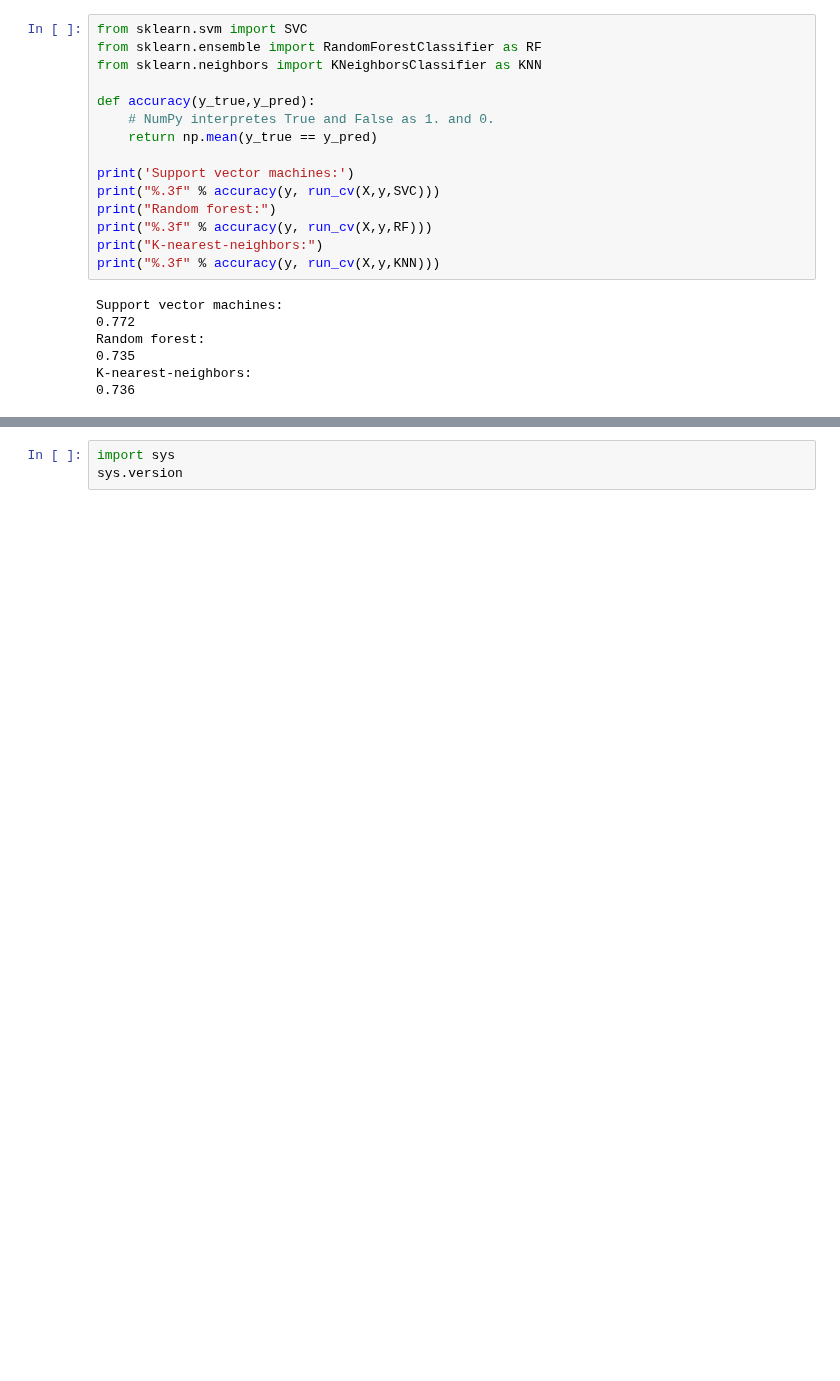
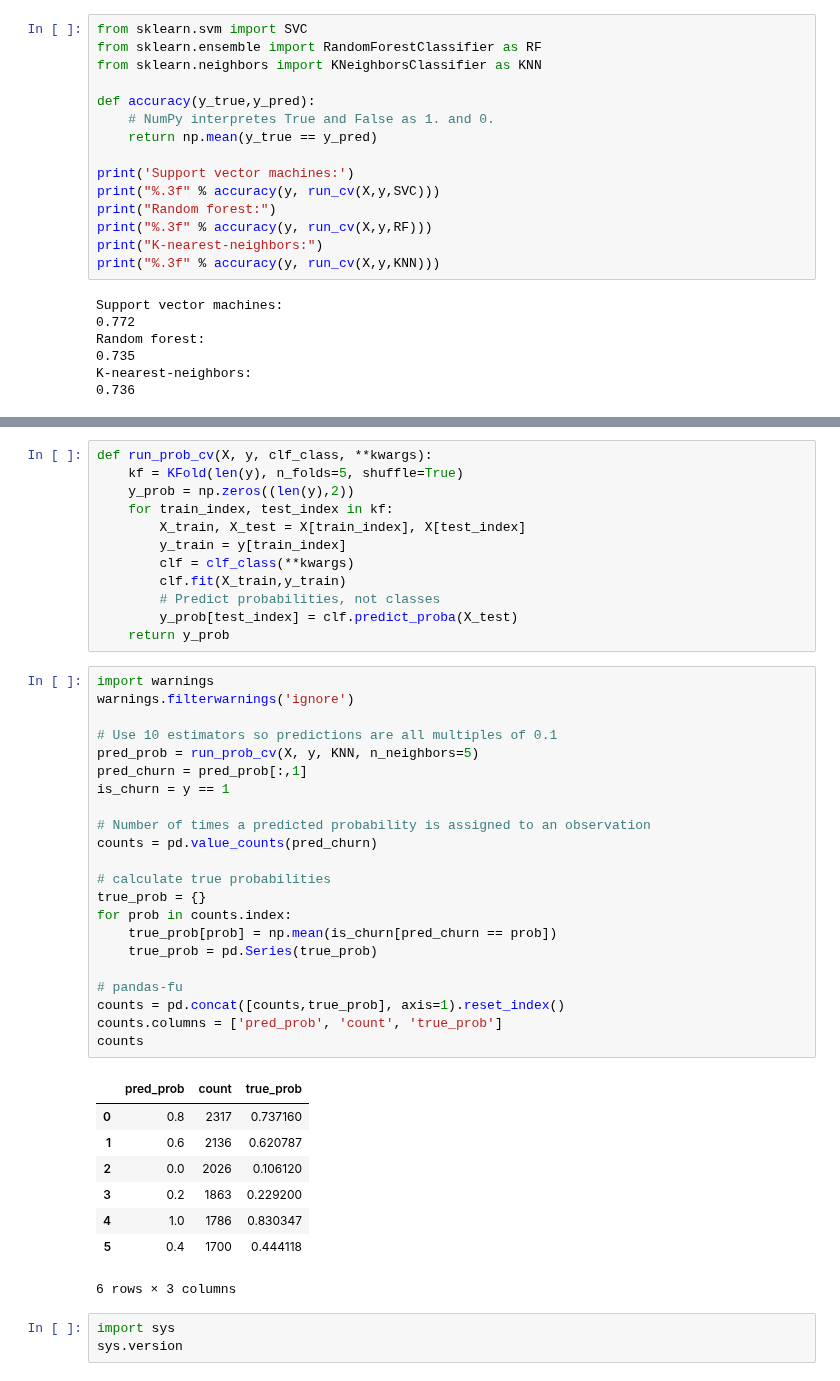
Before and after one commit to 5x5x5x5/kin, a Jupyter notebook: ShuffleandSplit.ipynb, the cells around one changed output, grey strips where cells are left out. Saved outputs shown, nothing was run; the diff lists cells and outputs as text; blank space fills up the shorter version.

```diff
--- a/ShuffleandSplit.ipynb
+++ b/ShuffleandSplit.ipynb
@@ -202,3 +225,46 @@ K-nearest-neighbors:
+# %%
+def run_prob_cv(X, y, clf_class, **kwargs):
+    kf = KFold(len(y), n_folds=5, shuffle=True)
+    y_prob = np.zeros((len(y),2))
+    for train_index, test_index in kf:
+        X_train, X_test = X[train_index], X[test_index]
+        y_train = y[train_index]
+        clf = clf_class(**kwargs)
+        clf.fit(X_train,y_train)
+        # Predict probabilities, not classes
+        y_prob[test_index] = clf.predict_proba(X_test)
+    return y_prob
+# %%
+import warnings
+warnings.filterwarnings('ignore')
+
+# Use 10 estimators so predictions are all multiples of 0.1
+pred_prob = run_prob_cv(X, y, KNN, n_neighbors=5)
+pred_churn = pred_prob[:,1]
+is_churn = y == 1
+
+# Number of times a predicted probability is assigned to an observation
+counts = pd.value_counts(pred_churn)
+
+# calculate true probabilities
+true_prob = {}
+for prob in counts.index:
+    true_prob[prob] = np.mean(is_churn[pred_churn == prob])
+    true_prob = pd.Series(true_prob)
+
+# pandas-fu
+counts = pd.concat([counts,true_prob], axis=1).reset_index()
+counts.columns = ['pred_prob', 'count', 'true_prob']
+counts
+# %% [output]
+|  | pred_prob | count | true_prob |
+| 0 | 0.8 | 2317 | 0.737160 |
+| 1 | 0.6 | 2136 | 0.620787 |
+| 2 | 0.0 | 2026 | 0.106120 |
+| 3 | 0.2 | 1863 | 0.229200 |
+| 4 | 1.0 | 1786 | 0.830347 |
+| 5 | 0.4 | 1700 | 0.444118 |
+6 rows × 3 columns
 # %%
 import sys
 sys.version
```
Also changed, not shown: parts of 1 cell of this notebook.
